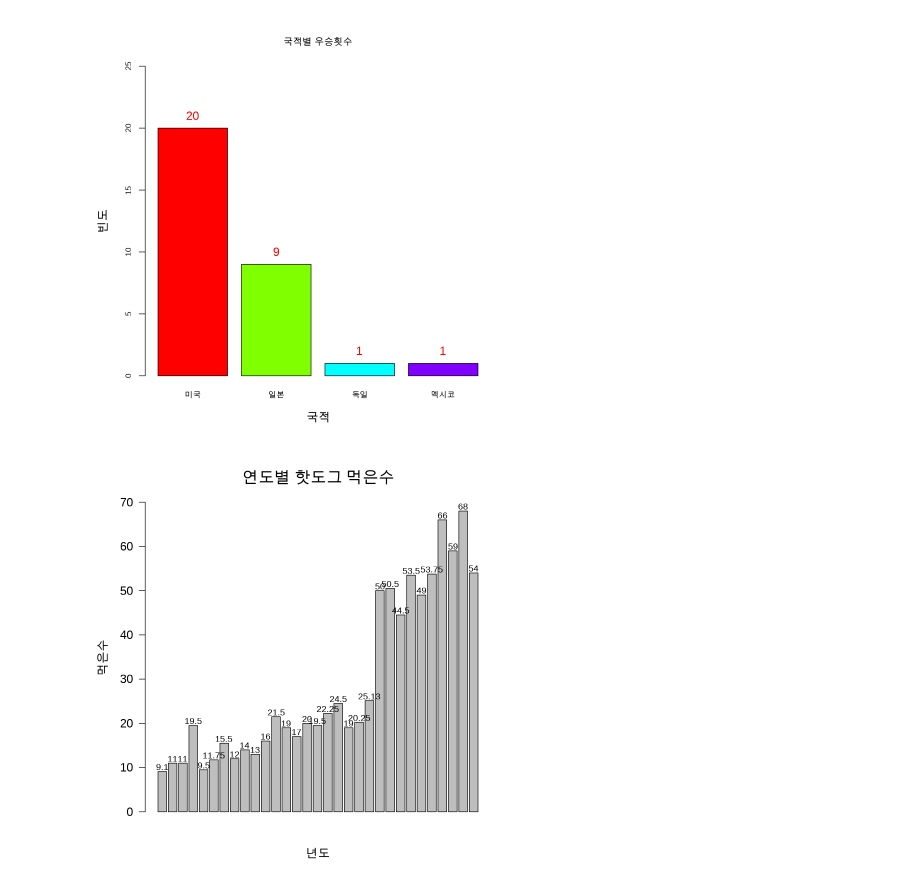
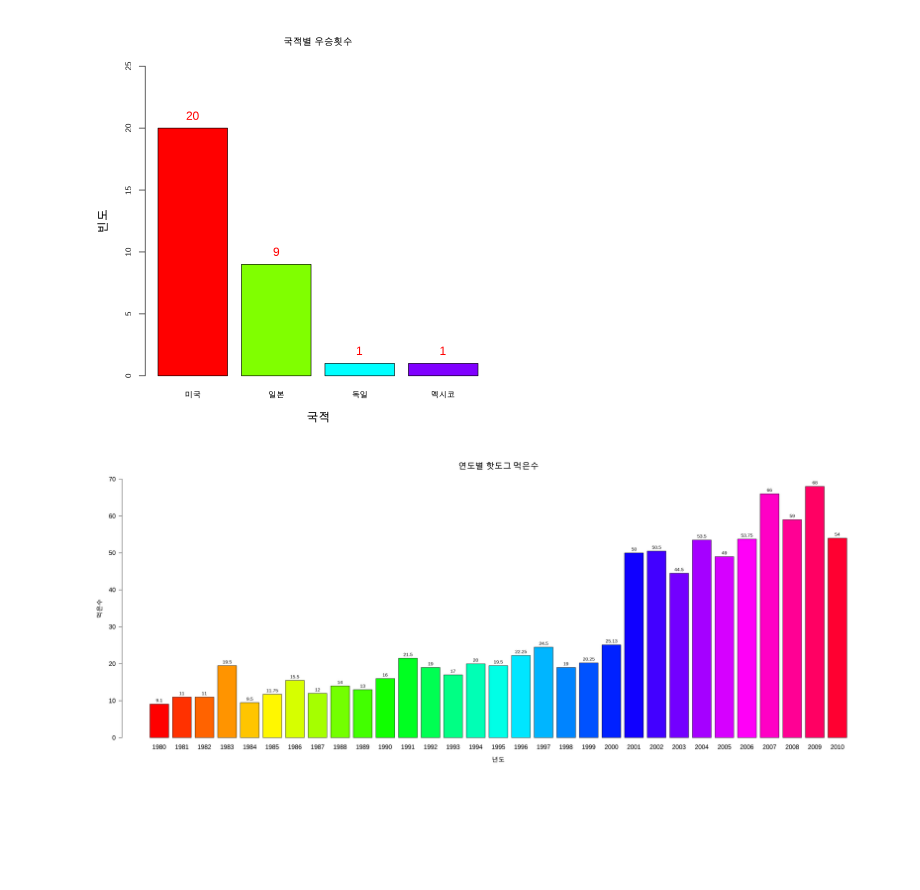
Before and after one commit to gyujin0450/Rstudy, a Jupyter notebook: 304_시각화.ipynb, the cells around one changed output. Drawn from its saved outputs; the diff is of its cells as text; code cells hidden in the pictures; blank space fills up the shorter version.

```diff
--- a/304_시각화.ipynb
+++ b/304_시각화.ipynb
@@ -128,8 +128,11 @@ text(bp2, hd_con+1, hd_con,cex = 1.5, col = "red")
 # %% [output]
 [figure]
 # %%
-bp3 <- barplot(hd$Dogs.eaten,hd$Year,ylab = "먹은수", ylim = c(0,70) , xlab = "년도", main = "연도별 핫도그 먹은수",
-       cex.axis = 1.5, cex.names = 1.5, cex.main = 2, cex.lab = 1.5, cex.sub = 1.5,las=1)
+options( repr.plot.width=25, repr.plot.height=10)
+year <- hd$Year
+cnt <- length(year)
+bp3 <- barplot(hd$Dogs.eaten,ylab = "먹은수", ylim = c(0,70) , xlab = "년도", main = "연도별 핫도그 먹은수",
+       cex.axis = 1.5, cex.names = 1.5, cex.main = 2, cex.lab = 1.5, names.arg=year, col=rainbow(cnt))
 text(bp3, hd$Dogs.eaten + 1, hd$Dogs.eaten, cex = 1.1)
 # %% [output]
-[figure, old version]
+[figure, new version]
```
Also changed, not shown: parts of 1 cell of this notebook.
